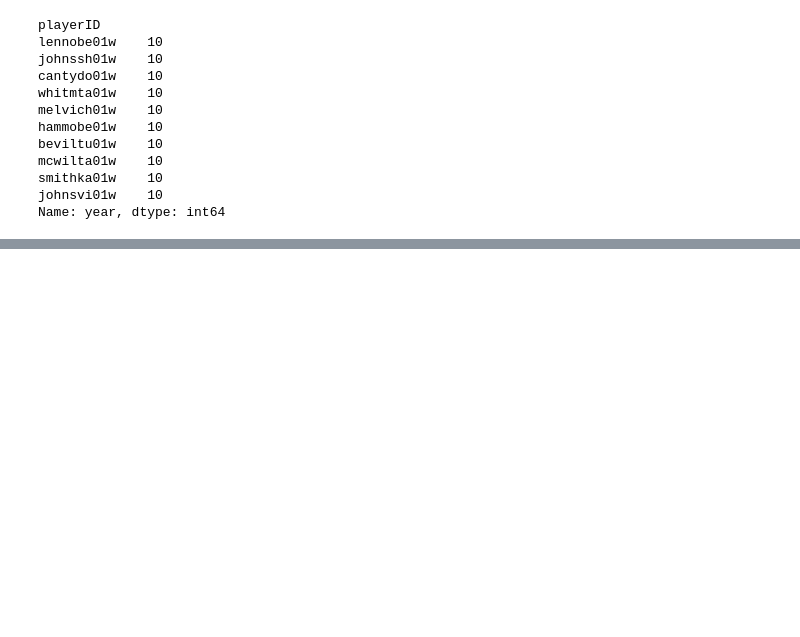
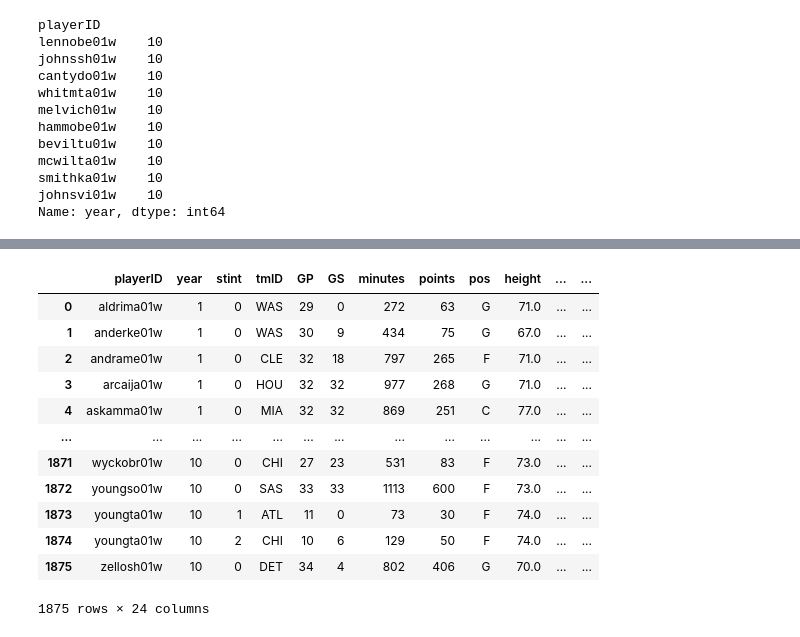
Before and after one commit to marisaazevedo/WNBA_playoffs_qualification_Predictor, a Jupyter notebook: data_treatment.ipynb, the cells around one changed output, grey strips where cells are left out. Cells and saved outputs as stored; diff of their text form; code cells hidden in the pictures; blank space fills up the shorter version.

```diff
--- a/data_treatment.ipynb
+++ b/data_treatment.ipynb
@@ -449,0 +549,16 @@ Name: year, dtype: int64
+# %%
+def calculate_predict_team_score(row):
+    team_players = df_predict_score[(df_posScore['tmID'] == row['tmID']) & (df_posScore['year'] == row['year'])]
+    return team_players['predict_score'].mean()
+
+# Apply the team score calculation
+df_players_teamPredictScore = df_predict_score.copy()
+df_players_teamPredictScore['team_predict'] = df_posScore.apply(calculate_predict_team_score, axis=1)
+
+
+def calculate_teamScore_post(row):
+    team_players = df_posScore[(df_posScore['tmID'] == row['tmID']) & (df_posScore['year'] == row['year'])]
+    return team_players['PostseasonScore'].mean()
+
+# Apply the team score calculation
+df_players_teamPredictScore['team_post'] = df_posScore.apply(calculate_teamScore_post, axis=1)
@@ -449,0 +582,27 @@ Name: year, dtype: int64
+# %%
+df_players_teamPredictScore = df_players_teamPredictScore[df_players_teamPredictScore['stint'] != 3]
+# %%
+# Create a copy and apply weights
+df_players_teamPredictScoreOP = df_players_teamPredictScore.copy()
+df_players_teamPredictScoreOP['weight'] = df_players_teamPredictScoreOP['stint'].map({0: 1, 1: 0.5, 2: 0.5})
+
+# Group by year and tmID, calculate weighted mean for each field separately
+weighted_means = (
+    df_players_teamPredictScoreOP
+    .groupby(['year', 'tmID'])
+    .apply(lambda group: pd.Series({
+        'team_predict_mean': (group['team_predict'] * group['weight']).sum() / group['weight'].sum(),
+        'team_post_mean': (group['team_post'] * group['weight']).sum() / group['weight'].sum(),
+        'TeamScore_mean': (group['TeamScore'] * group['weight']).sum() / group['weight'].sum(),
+    }))
+    .reset_index()
+)
+
+# Merge the result back into df_clean
+df_team_players = df_clean.copy()
+df_team_players.drop(columns=['PCA1', 'PCA2'], inplace=True)
+df_team_players = df_team_players.merge(weighted_means, on=['year', 'tmID'], how='left')
+
+# Inspect results
+print(df_team_players.columns)
+df_team_players.head()
@@ -449,0 +622,16 @@ Name: year, dtype: int64
+# %%
+df_players_teamPredictScoreOP
+# %% [output]
+|  | playerID | year | stint | tmID | GP | GS | minutes | points | pos | height | ... | ... |
+| 0 | aldrima01w | 1 | 0 | WAS | 29 | 0 | 272 | 63 | G | 71.0 | ... | ... |
+| 1 | anderke01w | 1 | 0 | WAS | 30 | 9 | 434 | 75 | G | 67.0 | ... | ... |
+| 2 | andrame01w | 1 | 0 | CLE | 32 | 18 | 797 | 265 | F | 71.0 | ... | ... |
+| 3 | arcaija01w | 1 | 0 | HOU | 32 | 32 | 977 | 268 | G | 71.0 | ... | ... |
+| 4 | askamma01w | 1 | 0 | MIA | 32 | 32 | 869 | 251 | C | 77.0 | ... | ... |
+| ... | ... | ... | ... | ... | ... | ... | ... | ... | ... | ... | ... | ... |
+| 1871 | wyckobr01w | 10 | 0 | CHI | 27 | 23 | 531 | 83 | F | 73.0 | ... | ... |
+| 1872 | youngso01w | 10 | 0 | SAS | 33 | 33 | 1113 | 600 | F | 73.0 | ... | ... |
+| 1873 | youngta01w | 10 | 1 | ATL | 11 | 0 | 73 | 30 | F | 74.0 | ... | ... |
+| 1874 | youngta01w | 10 | 2 | CHI | 10 | 6 | 129 | 50 | F | 74.0 | ... | ... |
+| 1875 | zellosh01w | 10 | 0 | DET | 34 | 4 | 802 | 406 | G | 70.0 | ... | ... |
+1875 rows × 24 columns
```
Also changed, not shown: parts of 18 cells of this notebook, 1 other file.
